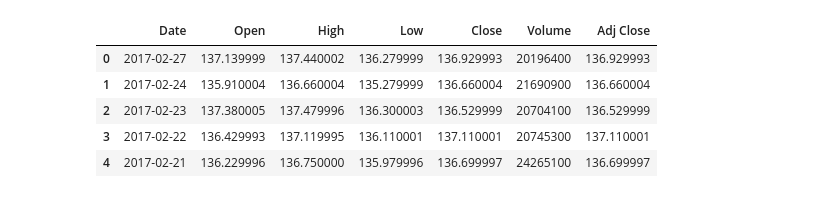
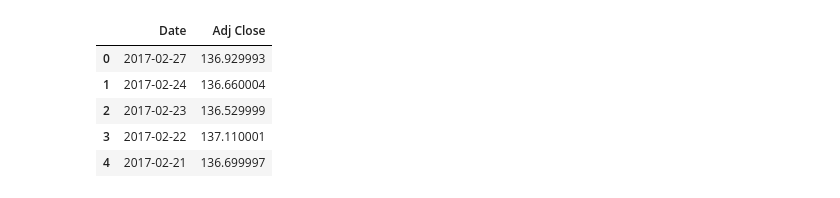
Before and after one commit to ITZlixin/money_prophet, a Jupyter notebook: money_prophet.ipynb, the cells around one changed output. Drawn from its saved outputs; the diff is of its cells as text; code cells hidden in the pictures.

```diff
--- a/money_prophet.ipynb
+++ b/money_prophet.ipynb
@@ -5,10 +6,11 @@ from fbprophet import Prophet
 # %%
 df = pd.read_csv('apple.csv')
+df = df.filter(['Date','Adj Close'], axis=1)
 df.head()
 # %% [output]
-|  | Date | Open | High | Low | Close | Volume | Adj Close |
-| 0 | 2017-02-27 | 137.139999 | 137.440002 | 136.279999 | 136.929993 | 20196400 | 136.929993 |
-| 1 | 2017-02-24 | 135.910004 | 136.660004 | 135.279999 | 136.660004 | 21690900 | 136.660004 |
-| 2 | 2017-02-23 | 137.380005 | 137.479996 | 136.300003 | 136.529999 | 20704100 | 136.529999 |
-| 3 | 2017-02-22 | 136.429993 | 137.119995 | 136.110001 | 137.110001 | 20745300 | 137.110001 |
-| 4 | 2017-02-21 | 136.229996 | 136.750000 | 135.979996 | 136.699997 | 24265100 | 136.699997 |
+|  | Date | Adj Close |
+| 0 | 2017-02-27 | 136.929993 |
+| 1 | 2017-02-24 | 136.660004 |
+| 2 | 2017-02-23 | 136.529999 |
+| 3 | 2017-02-22 | 137.110001 |
+| 4 | 2017-02-21 | 136.699997 |
```
Also changed, not shown: parts of 5 cells of this notebook.
